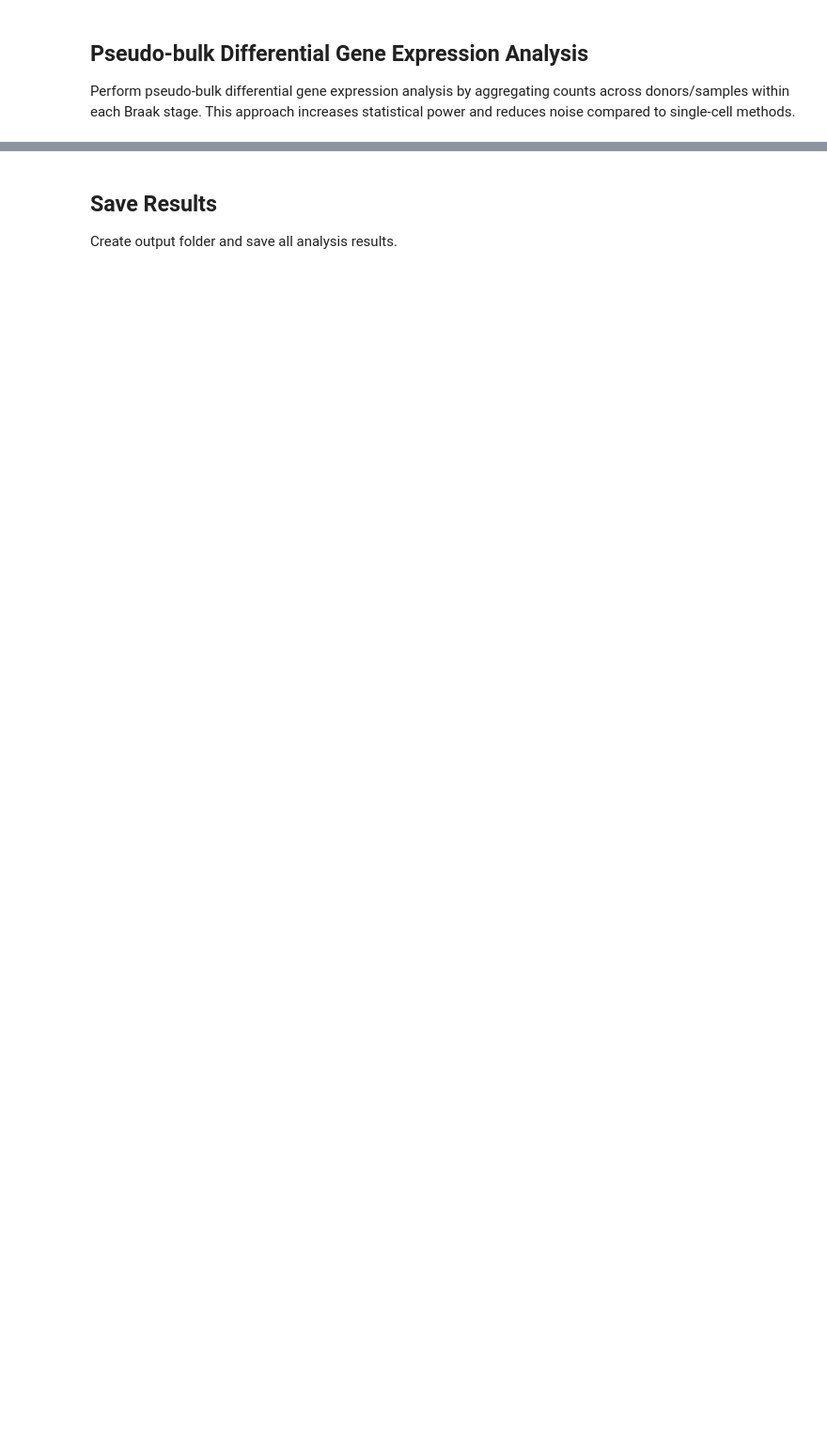
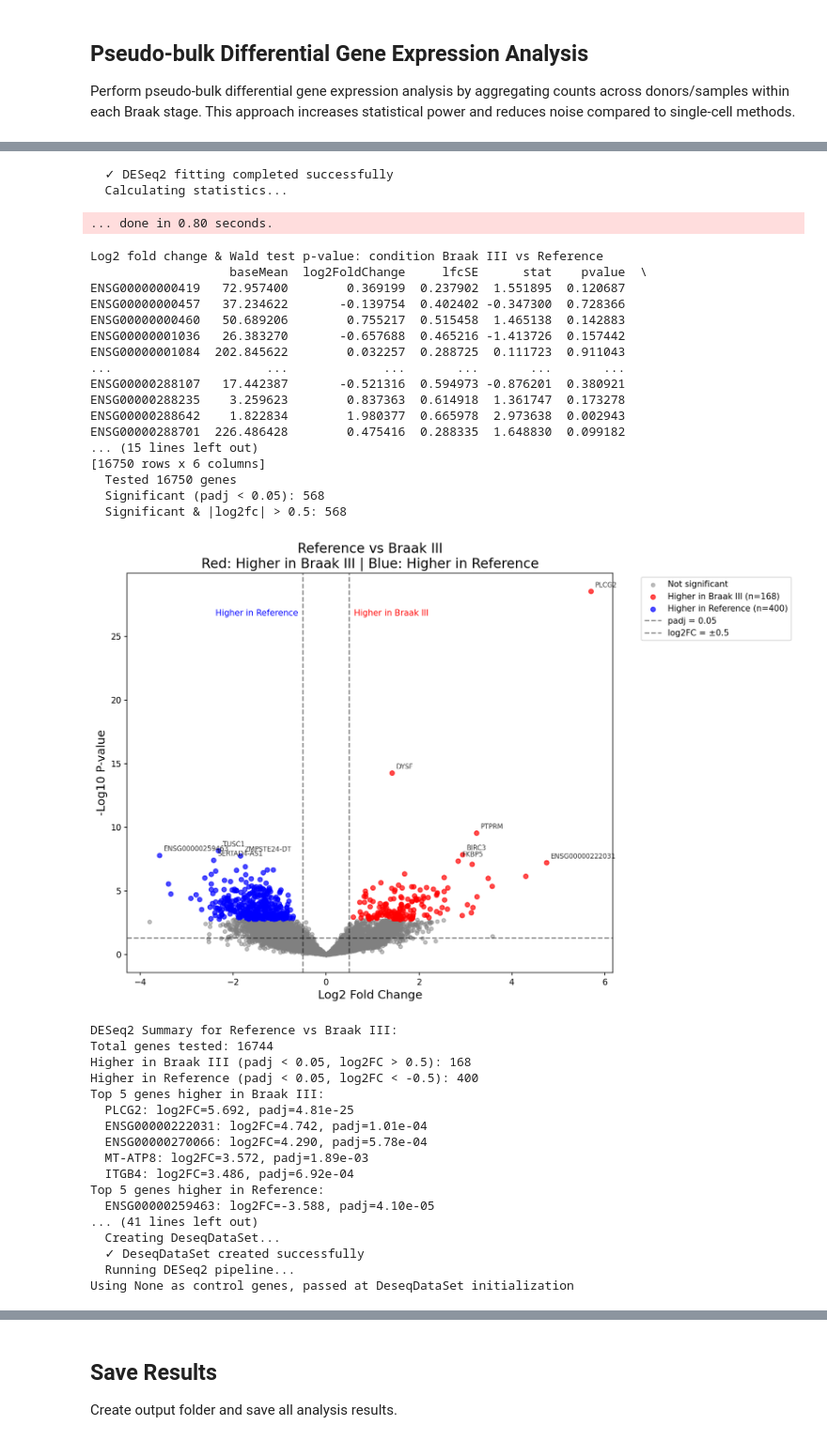
Before and after one commit to LASeeker/AD_Oligos, a Jupyter notebook: src/MTG_SEA-AD_Oligos.ipynb, the cells around one changed output, grey strips where cells are left out. Shown at 94% size. Drawn from its saved outputs; the diff is of its cells as text; code cells hidden in the pictures; blank space fills up the shorter version.

```diff
--- a/src/MTG_SEA-AD_Oligos.ipynb
+++ b/src/MTG_SEA-AD_Oligos.ipynb
@@ -1359,22 +1465,19 @@ def plot_deseq2_volcano(results_df, comparison_name, ref_label, test_label, pval
     plt.tight_layout()
     plt.show()
 
-    print(f"
-DESeq2 Summary for {comparison_name}:")
+    print(f"DESeq2 Summary for {comparison_name}:")
     print(f"Total genes tested: {len(results_plot)}")
     print(f"Higher in {test_label} (padj < {pval_thresh}, log2FC > {logfc_thresh}): {n_up}")
     print(f"Higher in {ref_label} (padj < {pval_thresh}, log2FC < -{logfc_thresh}): {n_down}")
 
     if n_up > 0:
-        print(f"
-Top 5 genes higher in {test_label}:")
+        print(f"Top 5 genes higher in {test_label}:")
         top_up = results_plot[results_plot['upregulated']].nlargest(5, 'log2fc')
         for _, row in top_up.iterrows():
             print(f"  {row['gene_symbol']}: log2FC={row['log2fc']:.3f}, padj={row['pval_adj']:.2e}")
 
     if n_down > 0:
-        print(f"
-Top 5 genes higher in {ref_label}:")
+        print(f"Top 5 genes higher in {ref_label}:")
         top_down = results_plot[results_plot['downregulated']].nsmallest(5, 'log2fc')
         for _, row in top_down.iterrows():
             print(f"  {row['gene_symbol']}: log2FC={row['log2fc']:.3f}, padj={row['pval_adj']:.2e}")
@@ -1383,5 +1486,3 @@ Top 5 genes higher in {ref_label}:")
 
 
 print("="*80)
-print("DESeq2 pseudo-bulk functions defined successfully!")
-print("="*80)
@@ -1390,14 +1496,12 @@ print("="*80)
 # ANALYSIS 1: STANDARD GROUPING (Reference vs Braak III vs Braak VI)
 # ============================================================================
 
-print("
-" + "="*80)
+print("" + "="*80)
 print("ANALYSIS 1: STANDARD GROUPING (Filtered Data)")
 print("="*80)
 print("Using original groups: Reference (3 donors), Braak III (6 donors), Braak VI (13 donors)")
 print("⚠️  Note: Reference group has minimum recommended donors")
-print("="*80 + "
-")
+print("="*80 + "")
 
 # Aggregate current filtered data to pseudo-bulk
 pseudobulk_counts, pseudobulk_metadata, gene_symbol_map = aggregate_pseudobulk(adata, group_col=braak_col, sample_col='donor_id')
@@ -1408,8 +1512,7 @@ deseq2_results_standard = {}
 if PYDESEQ2_AVAILABLE:
     # Reference vs Braak III
     if ref_stage and braak3_stage:
-        print("
-" + "-"*80)
+        print("" + "-"*80)
         print(f"Comparison: {ref_stage} vs {braak3_stage}")
         print("-"*80)
 
@@ -1433,8 +1536,7 @@ if PYDESEQ2_AVAILABLE:
 
     # Reference vs Braak VI
     if ref_stage and braak6_stage:
-        print("
-" + "-"*80)
+        print("" + "-"*80)
         print(f"Comparison: {ref_stage} vs {braak6_stage}")
         print("-"*80)
 
@@ -1458,8 +1560,7 @@ if PYDESEQ2_AVAILABLE:
 
     # Braak III vs Braak VI
     if braak3_stage and braak6_stage:
-        print("
-" + "-"*80)
+        print("" + "-"*80)
         print(f"Comparison: {braak3_stage} vs {braak6_stage}")
         print("-"*80)
 
@@ -1482,11 +1583,11 @@ if PYDESEQ2_AVAILABLE:
             print(f"❌ Error in Braak III vs Braak VI: {e}")
 
     if deseq2_results_standard:
-        print("
-" + "="*80)
+        print("" + "="*80)
         print(f"✓ Completed {len(deseq2_results_standard)} DESeq2 comparisons (standard grouping)")
         print("="*80)
     else:
         print("No DESeq2 comparisons completed for standard grouping.")
 else:
     print("❌ Cannot run DESeq2 - pydeseq2 not installed")
+# %% [output]
@@ -1492,0 +1628,38 @@ else:
+  ✓ DESeq2 fitting completed successfully
+  Calculating statistics...
+... done in 0.80 seconds.
+Log2 fold change & Wald test p-value: condition Braak III vs Reference
+                   baseMean  log2FoldChange     lfcSE      stat    pvalue  \
+ENSG00000000419   72.957400        0.369199  0.237902  1.551895  0.120687
+ENSG00000000457   37.234622       -0.139754  0.402402 -0.347300  0.728366
+ENSG00000000460   50.689206        0.755217  0.515458  1.465138  0.142883
+ENSG00000001036   26.383270       -0.657688  0.465216 -1.413726  0.157442
+ENSG00000001084  202.845622        0.032257  0.288725  0.111723  0.911043
+...                     ...             ...       ...       ...       ...
+ENSG00000288107   17.442387       -0.521316  0.594973 -0.876201  0.380921
+ENSG00000288235    3.259623        0.837363  0.614918  1.361747  0.173278
+ENSG00000288642    1.822834        1.980377  0.665978  2.973638  0.002943
+ENSG00000288701  226.486428        0.475416  0.288335  1.648830  0.099182
+... (15 lines left out)
+[16750 rows x 6 columns]
+  Tested 16750 genes
+  Significant (padj < 0.05): 568
+  Significant & |log2fc| > 0.5: 568
+[figure, added]
+DESeq2 Summary for Reference vs Braak III:
+Total genes tested: 16744
+Higher in Braak III (padj < 0.05, log2FC > 0.5): 168
+Higher in Reference (padj < 0.05, log2FC < -0.5): 400
+Top 5 genes higher in Braak III:
+  PLCG2: log2FC=5.692, padj=4.81e-25
+  ENSG00000222031: log2FC=4.742, padj=1.01e-04
+  ENSG00000270066: log2FC=4.290, padj=5.78e-04
+  MT-ATP8: log2FC=3.572, padj=1.89e-03
+  ITGB4: log2FC=3.486, padj=6.92e-04
+Top 5 genes higher in Reference:
+  ENSG00000259463: log2FC=-3.588, padj=4.10e-05
+... (41 lines left out)
+  Creating DeseqDataSet...
+  ✓ DeseqDataSet created successfully
+  Running DESeq2 pipeline...
+Using None as control genes, passed at DeseqDataSet initialization
```
Also changed, not shown: parts of 14 cells of this notebook, 3 other files.
